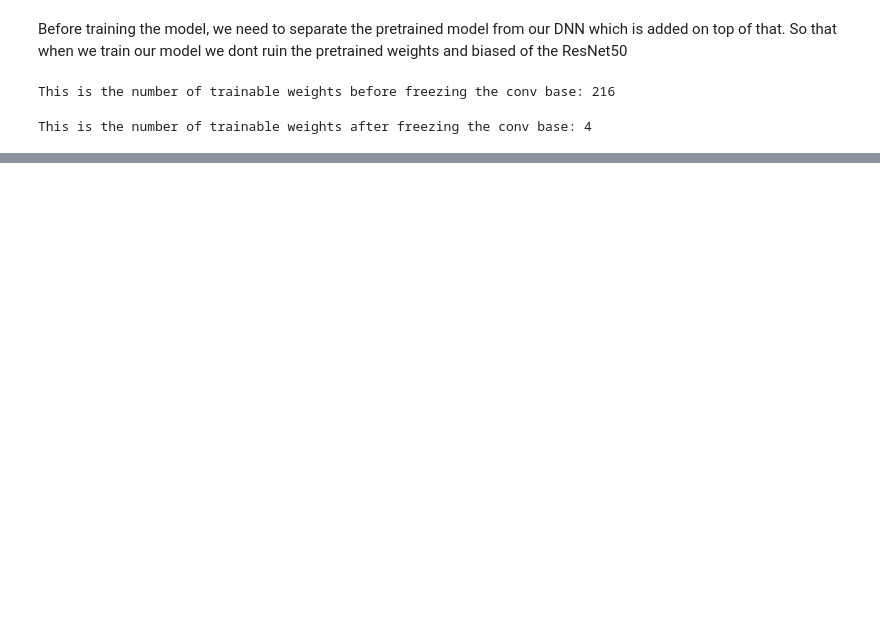
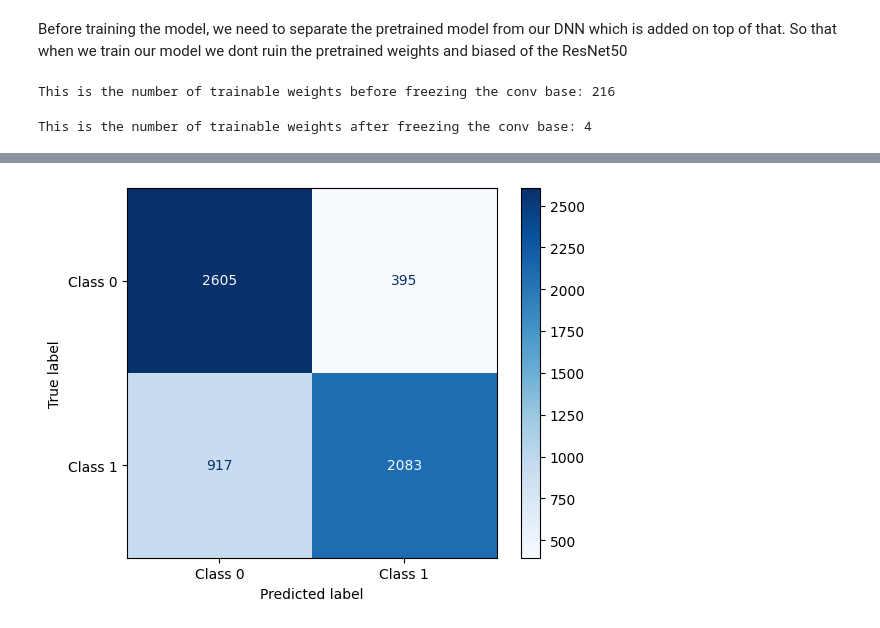
Before and after one commit to johnnysDeu/Thesis, a Jupyter notebook: PreTrained_Model_ResNet50.ipynb, the cells around one changed output, grey strips where cells are left out. Drawn from its saved outputs; the diff is of its cells as text; code cells hidden in the pictures; blank space fills up the shorter version.

Commit message:
commiting all pretrained models

```diff
--- a/PreTrained_Model_ResNet50.ipynb
+++ b/PreTrained_Model_ResNet50.ipynb
@@ -511,0 +346,23 @@ Predicted Ad
+# %%
+from sklearn.metrics import confusion_matrix, ConfusionMatrixDisplay
+
+# Initialize lists to collect true labels and predictions
+true_labels = []
+predicted_labels = []
+# %%
+for _ in range(len(test_generator)):
+    X, y = next(test_generator)
+
+    yhat = modelPreTRes.predict(X)
+
+    y_true_batch = y # Labels
+
+    # Convert probabilities to class labels using a threshold of 0.5
+    y_pred_batch = (yhat > 0.5).astype(int)
+
+    # Append the true labels and predictions for this batch to the lists
+    true_labels.extend(y_true_batch)
+    predicted_labels.extend(y_pred_batch)
+
+    if len(true_labels) >= test_generator.n:
+        break
@@ -511,0 +387,14 @@ Predicted Ad
+# %%
+# Convert lists to numpy arrays
+true_labels = np.array(true_labels)
+predicted_labels = np.array(predicted_labels)
+# %%
+# Compute the confusion matrix
+cm = confusion_matrix(true_labels, predicted_labels)
+# %%
+# Plot the confusion matrix
+disp = ConfusionMatrixDisplay(confusion_matrix=cm, display_labels=['Class 0', 'Class 1'])
+disp.plot(cmap=plt.cm.Blues)
+plt.show()
+# %% [output]
+[figure, added]
```
Also changed, not shown: parts of 94 cells of this notebook, 10 other files.
